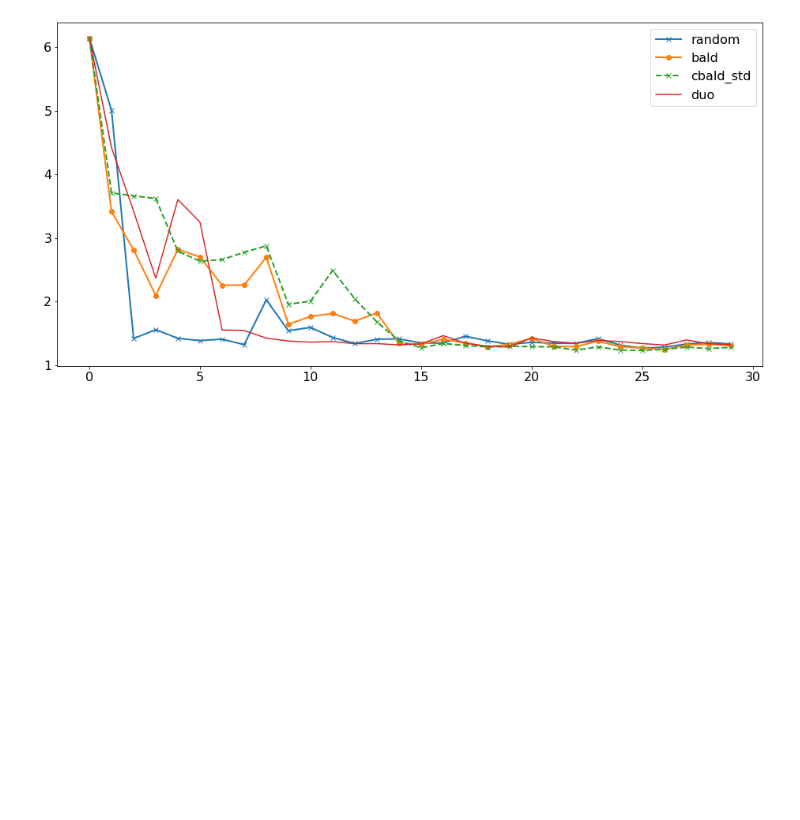
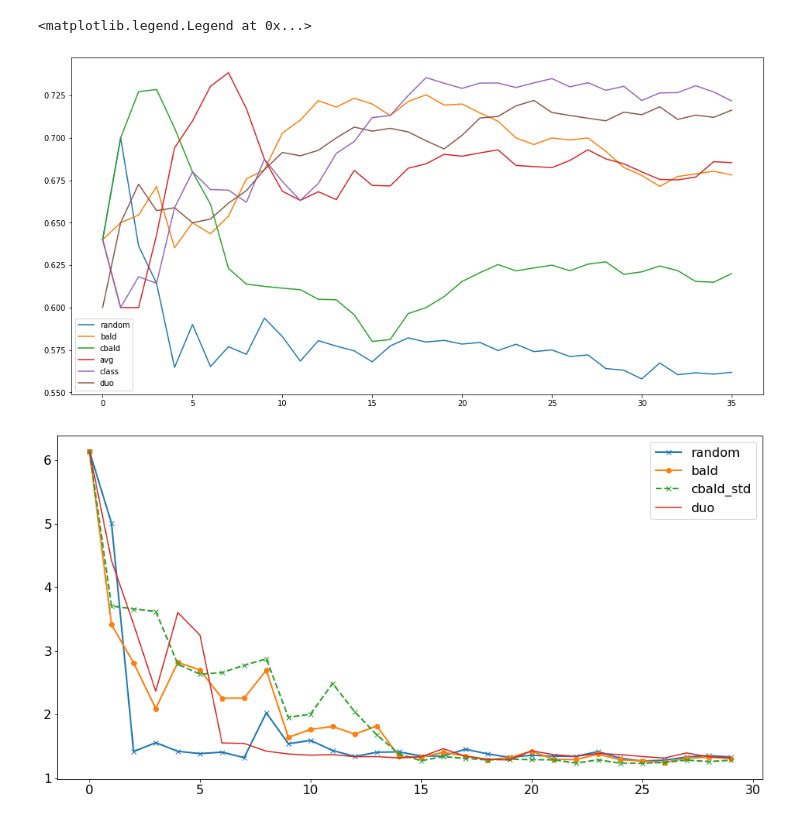
Before and after one commit to fbohu/Censored-Active-Learning, a Jupyter notebook: eval.ipynb, the cells around one changed output. Cells and saved outputs as stored; diff of their text form; code cells hidden in the pictures; blank space fills up the shorter version.

```diff
--- a/eval.ipynb
+++ b/eval.ipynb
@@ -52,3 +51,16 @@ plt.legend()
+# %%
+plt.figure(figsize=(16,8))
+plt.plot(np.mean(random['censored'],axis=0), label='random')
+plt.plot(np.mean(bald['censored'],axis=0), label='bald')
+plt.plot(np.mean(cbald['censored'],axis=0),label='cbald')
+plt.plot(np.mean(avg['censored'],axis=0),label='avg')
+plt.plot(np.mean(classbald['censored'],axis=0),label='class')
+plt.plot(np.mean(duobald['censored'],axis=0), label='duo')
+plt.legend()
+#plt.plot(np.mean(cbald_m['model_perf'],axis=0))
+# %% [output]
+<matplotlib.legend.Legend at 0x...>
+[figure, added]
 # %%
 with open('results/cbald_filename.pickle', 'rb') as handle:
     b = pickle.load(handle)
```
Also changed, not shown: parts of 5 cells of this notebook, 1 other file.
